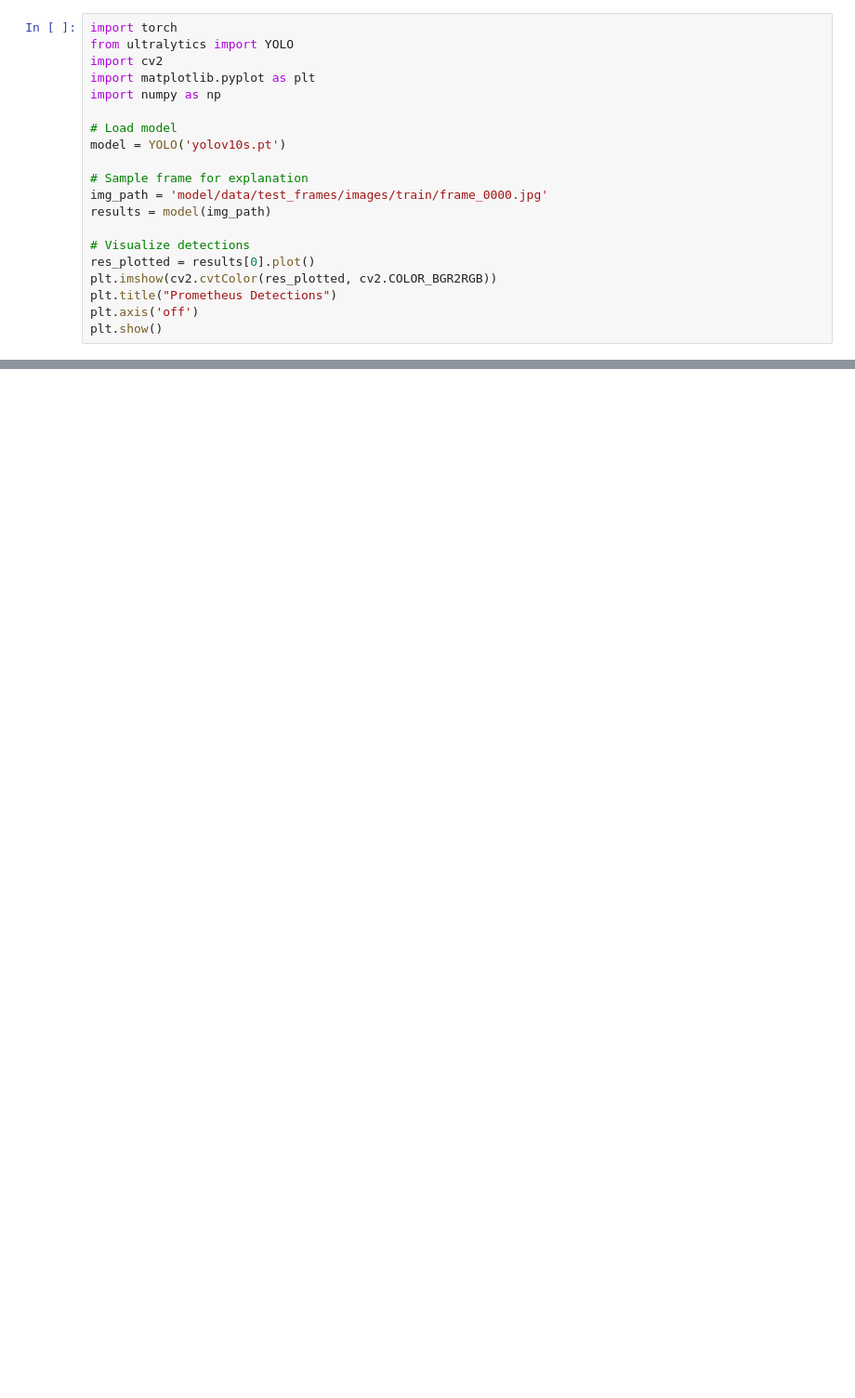
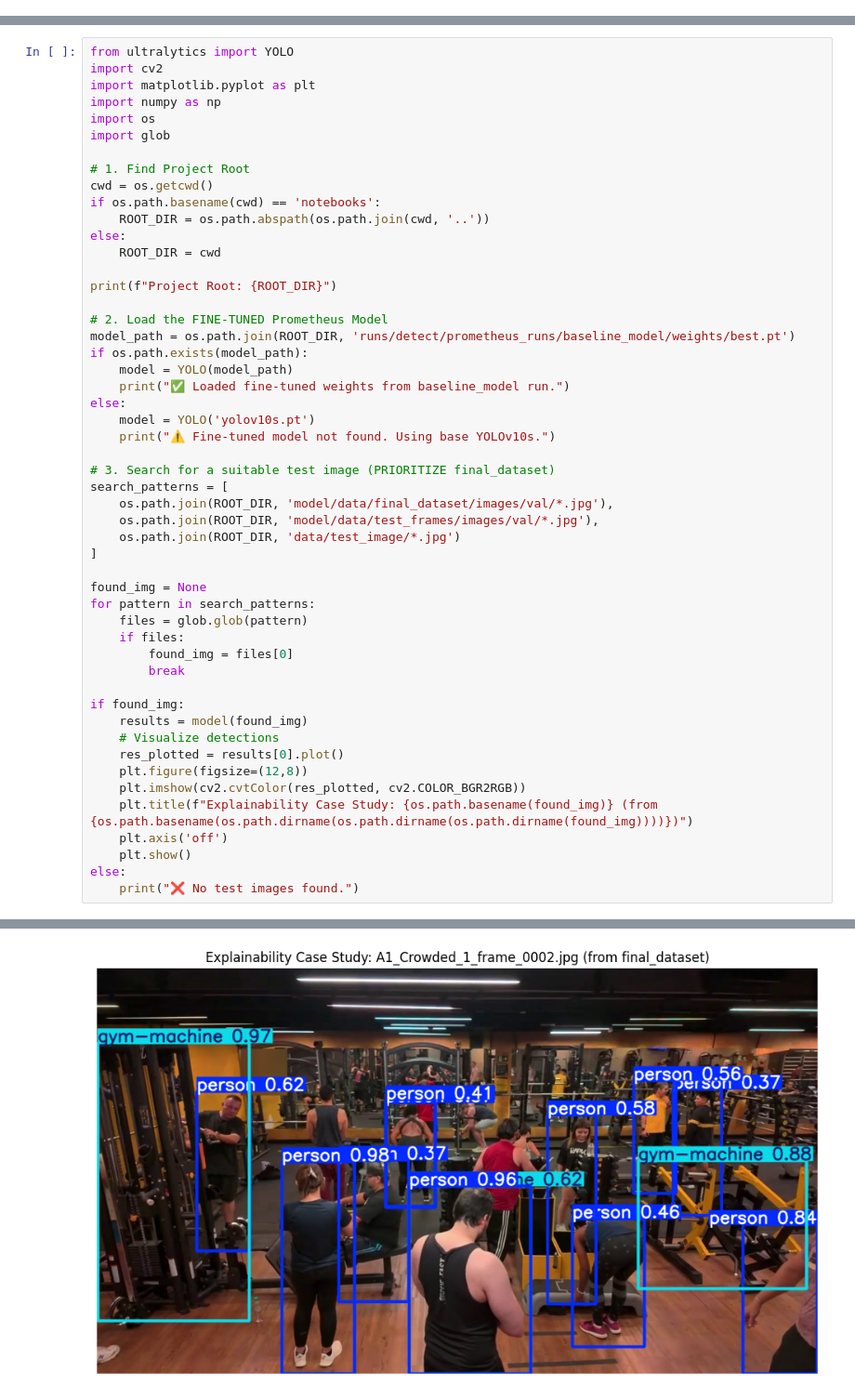
Before and after one commit to Olympuzz-Land-of-Wealth/Prometheus, a Jupyter notebook: notebooks/B5_B6_Explainability_Reasoning.ipynb, the cells around one changed output, grey strips where cells are left out. Shown at 93% size. Saved outputs shown, nothing was run; the diff lists cells and outputs as text; blank space fills up the shorter version.

```diff
--- a/notebooks/B5_B6_Explainability_Reasoning.ipynb
+++ b/notebooks/B5_B6_Explainability_Reasoning.ipynb
@@ -9,20 +8,0 @@ In object detection, "feature importance" relates to the pixels inside and aroun
-# %%
-import torch
-from ultralytics import YOLO
-import cv2
-import matplotlib.pyplot as plt
-import numpy as np
-
-# Load model
-model = YOLO('yolov10s.pt')
-
-# Sample frame for explanation
-img_path = 'model/data/test_frames/images/train/frame_0000.jpg'
-results = model(img_path)
-
-# Visualize detections
-res_plotted = results[0].plot()
-plt.imshow(cv2.cvtColor(res_plotted, cv2.COLOR_BGR2RGB))
-plt.title("Prometheus Detections")
-plt.axis('off')
-plt.show()
@@ -56,0 +9,52 @@ for i, box in enumerate(results[0].boxes[:3]):
+# %%
+from ultralytics import YOLO
+import cv2
+import matplotlib.pyplot as plt
+import numpy as np
+import os
+import glob
+
+# 1. Find Project Root
+cwd = os.getcwd()
+if os.path.basename(cwd) == 'notebooks':
+    ROOT_DIR = os.path.abspath(os.path.join(cwd, '..'))
+else:
+    ROOT_DIR = cwd
+
+print(f"Project Root: {ROOT_DIR}")
+
+# 2. Load the FINE-TUNED Prometheus Model
+model_path = os.path.join(ROOT_DIR, 'runs/detect/prometheus_runs/baseline_model/weights/best.pt')
+if os.path.exists(model_path):
+    model = YOLO(model_path)
+    print("✅ Loaded fine-tuned weights from baseline_model run.")
+else:
+    model = YOLO('yolov10s.pt')
+    print("⚠️ Fine-tuned model not found. Using base YOLOv10s.")
+
+# 3. Search for a suitable test image (PRIORITIZE final_dataset)
+search_patterns = [
+    os.path.join(ROOT_DIR, 'model/data/final_dataset/images/val/*.jpg'),
+    os.path.join(ROOT_DIR, 'model/data/test_frames/images/val/*.jpg'),
+    os.path.join(ROOT_DIR, 'data/test_image/*.jpg')
+]
+
+found_img = None
+for pattern in search_patterns:
+    files = glob.glob(pattern)
+    if files:
+        found_img = files[0]
+        break
+
+if found_img:
+    results = model(found_img)
+    # Visualize detections
+    res_plotted = results[0].plot()
+    plt.figure(figsize=(12,8))
+    plt.imshow(cv2.cvtColor(res_plotted, cv2.COLOR_BGR2RGB))
+    plt.title(f"Explainability Case Study: {os.path.basename(found_img)} (from {os.path.basename(os.path.dirname(os.path.dirname(os.path.dirname(found_img))))})")
+    plt.axis('off')
+    plt.show()
+else:
+    print("❌ No test images found.")
+# %% [output]
@@ -56,0 +66 @@ for i, box in enumerate(results[0].boxes[:3]):
+[figure, added]
```
Also changed, not shown: parts of 6 cells of this notebook, 16 other files.
